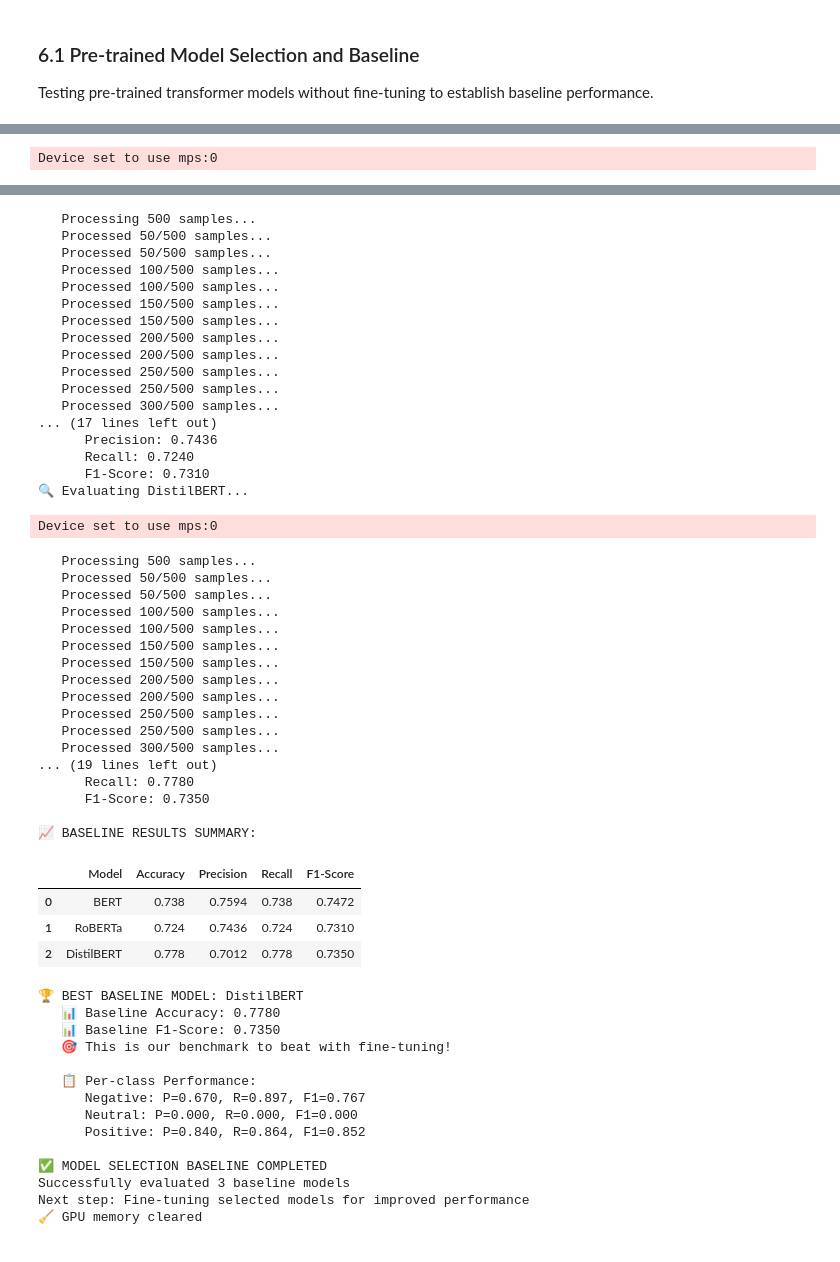
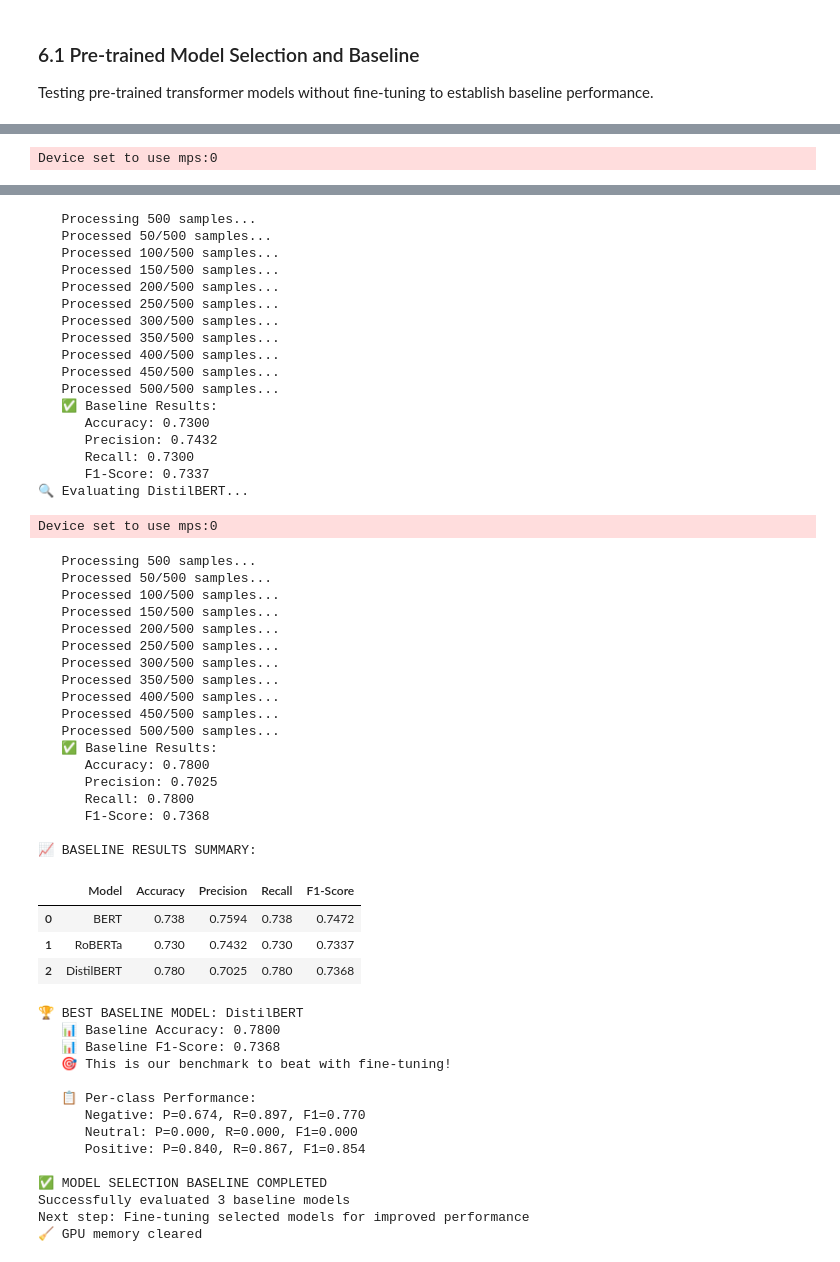
Before and after one commit to enriest/project-nlp-automated-customer-reviews, a Jupyter notebook: Project.ipynb, the cells around one changed output, grey strips where cells are left out. Saved outputs shown, nothing was run; the diff lists cells and outputs as text; code cells hidden in the pictures.

```diff
--- a/Project.ipynb
+++ b/Project.ipynb
@@ -1633,7 +1726,10 @@ for model_name, model_id in baseline_sentiment_models.items():
     else:
         print(f"   ⚠️  Skipping {model_name} due to evaluation error")
 
+
 # Display baseline results summary
+if 'baseline_results' not in globals() or baseline_results is None:
+    baseline_results = {}
 if baseline_results:
     print(f"\n📈 BASELINE RESULTS SUMMARY:")
     baseline_df = pd.DataFrame([
@@ -1646,18 +1742,13 @@ if baseline_results:
         }
         for name, results in baseline_results.items()
     ])
-
     display(baseline_df.round(4))
-
-    # Best baseline model
     if not baseline_df.empty:
         best_baseline = baseline_df.loc[baseline_df['Accuracy'].idxmax()]
         print(f"\n🏆 BEST BASELINE MODEL: {best_baseline['Model']}")
         print(f"   📊 Baseline Accuracy: {best_baseline['Accuracy']:.4f}")
         print(f"   📊 Baseline F1-Score: {best_baseline['F1-Score']:.4f}")
         print(f"   🎯 This is our benchmark to beat with fine-tuning!")
-
-        # Detailed metrics for best baseline
         best_results = baseline_results[best_baseline['Model']]
         print(f"\n   📋 Per-class Performance:")
         classes = ['Negative', 'Neutral', 'Positive']
@@ -1667,11 +1758,11 @@ if baseline_results:
                 recall = best_results['recall_per_class'][i]
                 f1 = best_results['f1_per_class'][i]
                 print(f"      {class_name}: P={precision:.3f}, R={recall:.3f}, F1={f1:.3f}")
-
+else:
+    print("No baseline results available.")
 print(f"\n✅ MODEL SELECTION BASELINE COMPLETED")
 print(f"Successfully evaluated {len(baseline_results)} baseline models")
 print(f"Next step: Fine-tuning selected models for improved performance")
-
 
 # Clean up GPU memory
 if torch.cuda.is_available() or torch.backends.mps.is_available():
@@ -1721,51 +1811,52 @@ Device set to use mps:0
    Processing 500 samples...
    Processed 50/500 samples...
-   Processed 50/500 samples...
-   Processed 100/500 samples...
    Processed 100/500 samples...
    Processed 150/500 samples...
-   Processed 150/500 samples...
-   Processed 200/500 samples...
    Processed 200/500 samples...
    Processed 250/500 samples...
-   Processed 250/500 samples...
    Processed 300/500 samples...
-... (17 lines left out)
-      Precision: 0.7436
-      Recall: 0.7240
-      F1-Score: 0.7310
+   Processed 350/500 samples...
+   Processed 400/500 samples...
+   Processed 450/500 samples...
+   Processed 500/500 samples...
+   ✅ Baseline Results:
+      Accuracy: 0.7300
+      Precision: 0.7432
+      Recall: 0.7300
+      F1-Score: 0.7337
 🔍 Evaluating DistilBERT...
 Device set to use mps:0
    Processing 500 samples...
    Processed 50/500 samples...
-   Processed 50/500 samples...
-   Processed 100/500 samples...
    Processed 100/500 samples...
    Processed 150/500 samples...
-   Processed 150/500 samples...
-   Processed 200/500 samples...
    Processed 200/500 samples...
    Processed 250/500 samples...
-   Processed 250/500 samples...
    Processed 300/500 samples...
-... (19 lines left out)
-      Recall: 0.7780
-      F1-Score: 0.7350
+   Processed 350/500 samples...
+   Processed 400/500 samples...
+   Processed 450/500 samples...
+   Processed 500/500 samples...
+   ✅ Baseline Results:
+      Accuracy: 0.7800
+      Precision: 0.7025
+      Recall: 0.7800
+      F1-Score: 0.7368
 
 📈 BASELINE RESULTS SUMMARY:
 |  | Model | Accuracy | Precision | Recall | F1-Score |
 | 0 | BERT | 0.738 | 0.7594 | 0.738 | 0.7472 |
-| 1 | RoBERTa | 0.724 | 0.7436 | 0.724 | 0.7310 |
-| 2 | DistilBERT | 0.778 | 0.7012 | 0.778 | 0.7350 |
+| 1 | RoBERTa | 0.730 | 0.7432 | 0.730 | 0.7337 |
+| 2 | DistilBERT | 0.780 | 0.7025 | 0.780 | 0.7368 |
 🏆 BEST BASELINE MODEL: DistilBERT
-   📊 Baseline Accuracy: 0.7780
-   📊 Baseline F1-Score: 0.7350
+   📊 Baseline Accuracy: 0.7800
+   📊 Baseline F1-Score: 0.7368
    🎯 This is our benchmark to beat with fine-tuning!
 
    📋 Per-class Performance:
-      Negative: P=0.670, R=0.897, F1=0.767
+      Negative: P=0.674, R=0.897, F1=0.770
       Neutral: P=0.000, R=0.000, F1=0.000
-      Positive: P=0.840, R=0.864, F1=0.852
+      Positive: P=0.840, R=0.867, F1=0.854
 
 ✅ MODEL SELECTION BASELINE COMPLETED
 Successfully evaluated 3 baseline models
```
Also changed, not shown: parts of 43 cells of this notebook, 45 other files.
